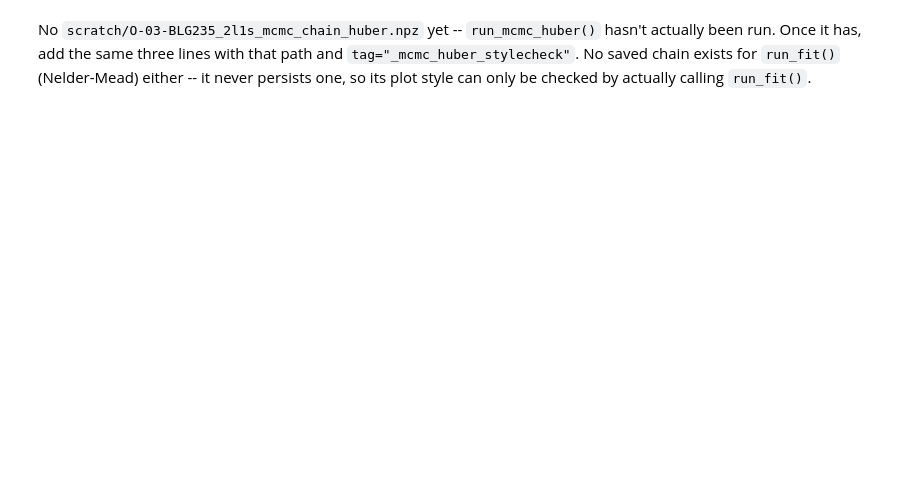
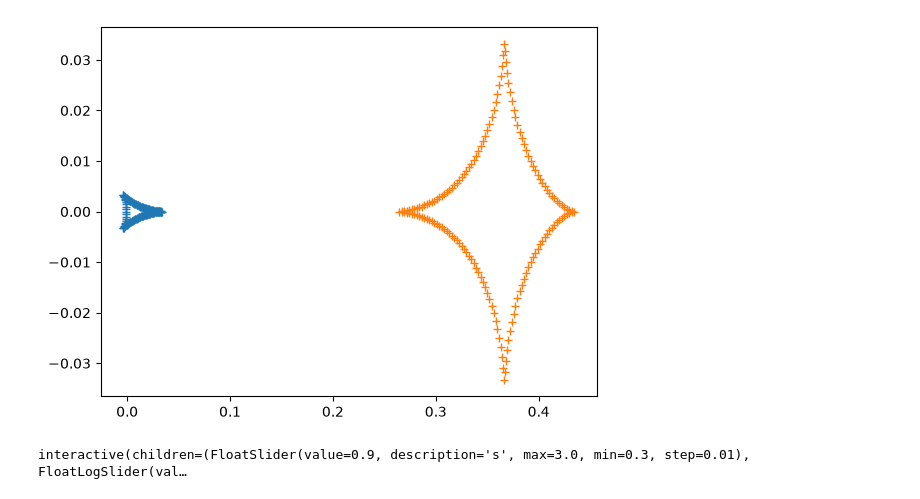
Before and after one commit to terrcorey/microlensing, a Jupyter notebook: scratch/scratchpad.ipynb, the cells around one changed output. Saved outputs shown, nothing was run; the diff lists cells and outputs as text; code cells hidden in the pictures; blank space fills up the shorter version.

```diff
--- a/scratch/scratchpad.ipynb
+++ b/scratch/scratchpad.ipynb
@@ -72,4 +44,0 @@ saved scratch/O-03-BLG235_2l1s_moa_only_mcmc_studentt_stylecheck.png
-# %% [markdown]
-No `scratch/O-03-BLG235_2l1s_mcmc_chain_huber.npz` yet -- `run_mcmc_huber()` hasn't actually been run.
-Once it has, add the same three lines with that path and `tag="_mcmc_huber_stylecheck"`.
-No saved chain exists for `run_fit()` (Nelder-Mead) either -- it never persists one, so its plot style can only be checked by actually calling `run_fit()`.
@@ -75,0 +47,20 @@ No saved chain exists for `run_fit()` (Nelder-Mead) either -- it never persists
+# %%
+for caustic in caustic_curve(1.2, 0.001, n_phi=80):
+    caustic = equidistant_caustic(caustic)
+    plt.plot(caustic.real, caustic.imag, "+")
+equi_phi = caustic_curve(0.9, 0.02, n_phi = 80)
+# %% [output]
+[figure, added]
+# %%
+from ipywidgets import interact, FloatSlider, FloatLogSlider
+
+@interact(s=FloatSlider(value=0.9, min=0.3, max=3.0, step=0.01),
+          q=FloatLogSlider(value=0.1, base=10, min=-4, max=0, step=0.05))
+def explore_caustic(s, q):
+    for caustic in caustic_curve(s, q, n_phi=20):
+        caustic = equidistant_caustic(caustic)
+        plt.plot(caustic.real, caustic.imag, "+")
+    plt.gca().set_aspect("equal")
+    plt.show()
+# %% [output]
+interactive(children=(FloatSlider(value=0.9, description='s', max=3.0, min=0.3, step=0.01), FloatLogSlider(val…
```
Also changed, not shown: parts of 6 cells of this notebook, 26 other files.
